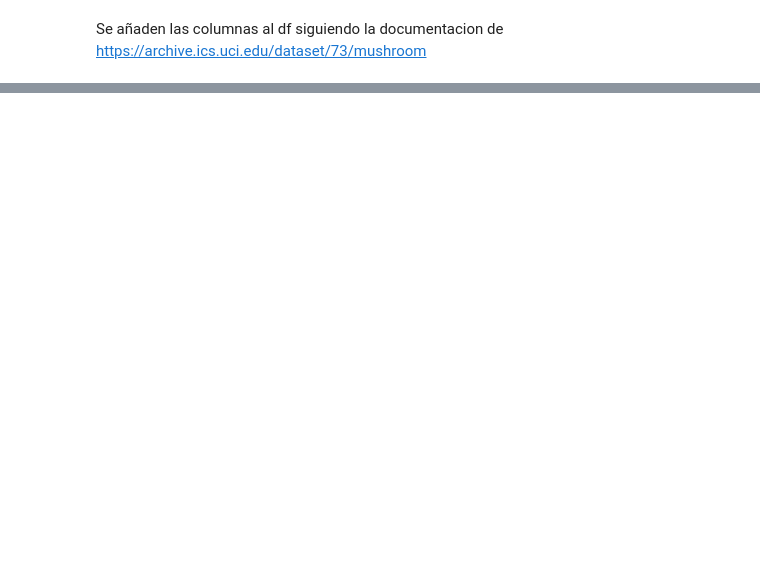
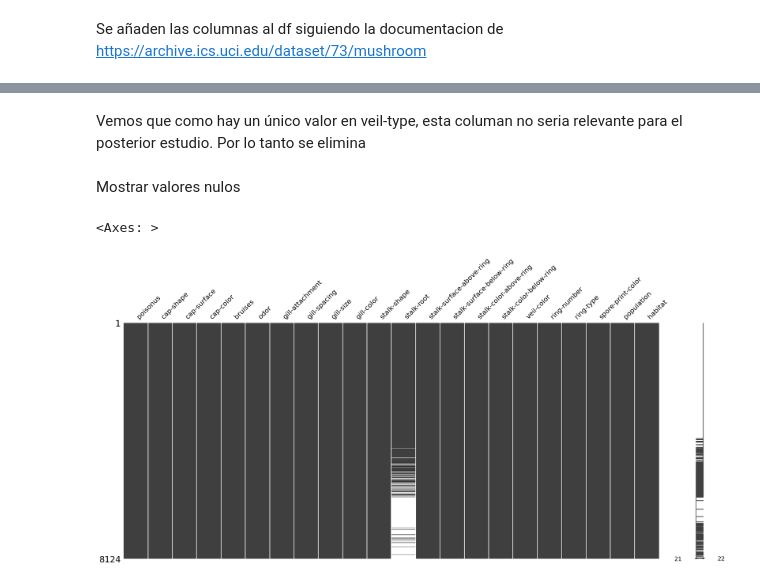
Before and after one commit to Bootcamp-Data-Analyst/p9-Ruben, a Jupyter notebook: notebooks/cleaning.ipynb, the cells around one changed output, grey strips where cells are left out. Drawn from its saved outputs; the diff is of its cells as text; code cells hidden in the pictures; blank space fills up the shorter version.

```diff
--- a/notebooks/cleaning.ipynb
+++ b/notebooks/cleaning.ipynb
@@ -31,2 +14,11 @@ Index(['p', 'x', 's', 'n', 't', 'p.1', 'f', 'c', 'n.1', 'k', 'e', 'e.1', 's.1',
 # %% [markdown]
 Se añaden las columnas al df siguiendo la documentacion de https://archive.ics.uci.edu/dataset/73/mushroom
+# %%
+colums = ['poisonus','cap-shape','cap-surface','cap-color','bruises','odor','gill-attachment',
+           'gill-spacing','gill-size','gill-color','stalk-shape','stalk-root',
+           'stalk-surface-above-ring','stalk-surface-below-ring','stalk-color-above-ring',
+           'stalk-color-below-ring','veil-type','veil-color','ring-number',
+           'ring-type','spore-print-color','population','habitat']
+
+data = pd.read_csv('../data/raw/agaricus-lepiota.data',names=colums)
+data.head()
@@ -32,0 +68,28 @@ Se añaden las columnas al df siguiendo la documentacion de https://archive.ics.
+# %%
+df = data.copy()
+
+df['poisonus'] = df['poisonus'].map(map_poisonus)
+df['cap-shape'] = df['cap-shape'].map(map_cap_shape)
+df['cap-surface'] = df['cap-surface'].map(map_cap_surface)
+df['cap-color'] = df['cap-color'].map(map_cap_color)
+df['bruises'] = df['bruises'].map(map_bruises)
+df['odor'] = df['odor'].map(map_odor)
+df['gill-attachment'] = df['gill-attachment'].map(map_gill_attachment)
+df['gill-spacing'] = df['gill-spacing'].map(map_gill_spacing)
+df['gill-size'] = df['gill-size'].map(map_gill_size)
+df['gill-color'] = df['gill-color'].map(map_gill_color)
+df['stalk-shape'] = df['stalk-shape'].map(map_stalk_shape)
+df['stalk-root'] = df['stalk-root'].map(map_stalk_root)
+df['stalk-surface-above-ring'] = df['stalk-surface-above-ring'].map(map_stalk_surface_above_ring)
+df['stalk-surface-below-ring'] = df['stalk-surface-below-ring'].map(map_stalk_surface_below_ring)
+df['stalk-color-above-ring'] = df['stalk-color-above-ring'].map(map_stalk_color_above_ring)
+df['stalk-color-below-ring'] = df['stalk-color-below-ring'].map(map_stalk_color_below_ring)
+df['veil-type'] = df['veil-type'].map(map_veil_type)
+df['veil-color'] = df['veil-color'].map(map_veil_color)
+df['ring-number'] = df['ring-number'].map(map_ring_number)
+df['ring-type'] = df['ring-type'].map(map_ring_type)
+df['spore-print-color'] = df['spore-print-color'].map(map_spore_print_color)
+df['population'] = df['population'].map(map_population)
+df['habitat'] = df['habitat'].map(map_habitat)
+
+df.head()
@@ -32,0 +128,3 @@ Se añaden las columnas al df siguiendo la documentacion de https://archive.ics.
+# %%
+df = df.astype({col:'category' for col in df.columns})
+df.info()
@@ -32,0 +171,12 @@ Se añaden las columnas al df siguiendo la documentacion de https://archive.ics.
+# %% [markdown]
+Vemos que como hay un único valor en veil-type, esta columan no seria relevante para el posterior estudio. Por lo tanto se elimina
+# %%
+df = df.drop(columns=['veil-type'])
+# %% [markdown]
+Mostrar valores nulos
+# %%
+#Distribución de valores nulos
+msno.matrix(df)
+# %% [output]
+<Axes: >
+[figure, added]
```
Also changed, not shown: parts of 18 cells of this notebook, 1 other file.
